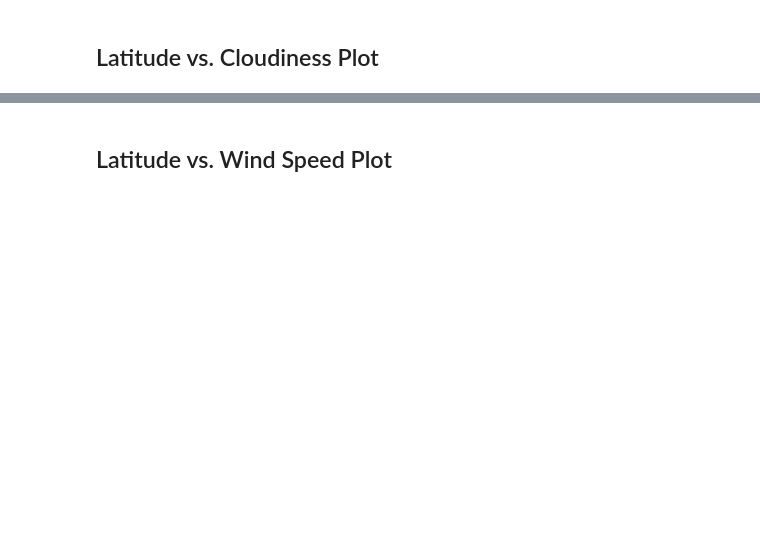
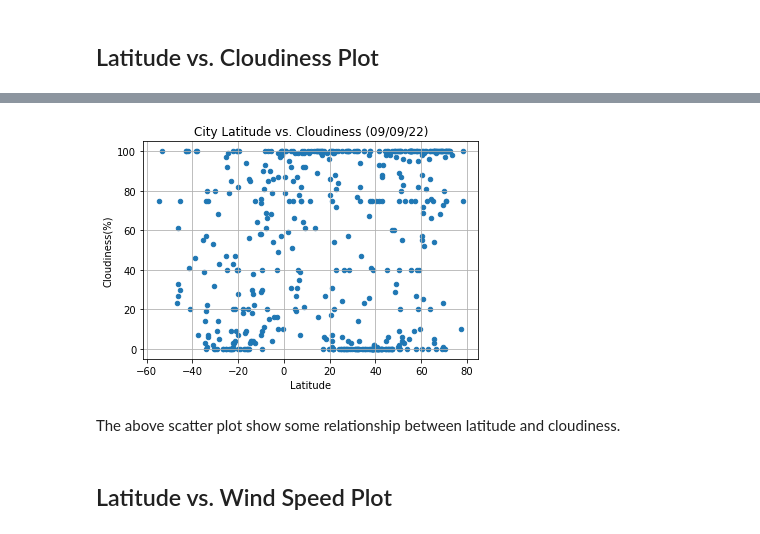
Before and after one commit to Shaunisme/python-api-challenge, a Jupyter notebook: WeatherPy/WeatherPy.ipynb, the cells around one changed output, grey strips where cells are left out. Cells and saved outputs as stored; diff of their text form; code cells hidden in the pictures; blank space fills up the shorter version.

```diff
--- a/WeatherPy/WeatherPy.ipynb
+++ b/WeatherPy/WeatherPy.ipynb
@@ -135,2 +264,18 @@ Int64Index([], dtype='int64')
+# %%
+import datetime
+
+today=datetime.date.today()
+
+lat_temp_df=clean_city_data[['Lat','Cloudiness']]
+lat_temp_df.plot.scatter(x='Lat',y='Cloudiness',grid=True)
+
+plt.title(f"City Latitude vs. Cloudiness ({today.strftime('%m/%d/%y')})")
+plt.xlabel('Latitude')
+plt.ylabel('Cloudiness(%)')
+plt.show()
+# %% [output]
+[figure, added]
+# %% [markdown]
+The above scatter plot show some relationship between latitude and cloudiness.
 # %% [markdown]
 ## Latitude vs. Wind Speed Plot
```
Also changed, not shown: parts of 22 cells of this notebook, 2 other files.
